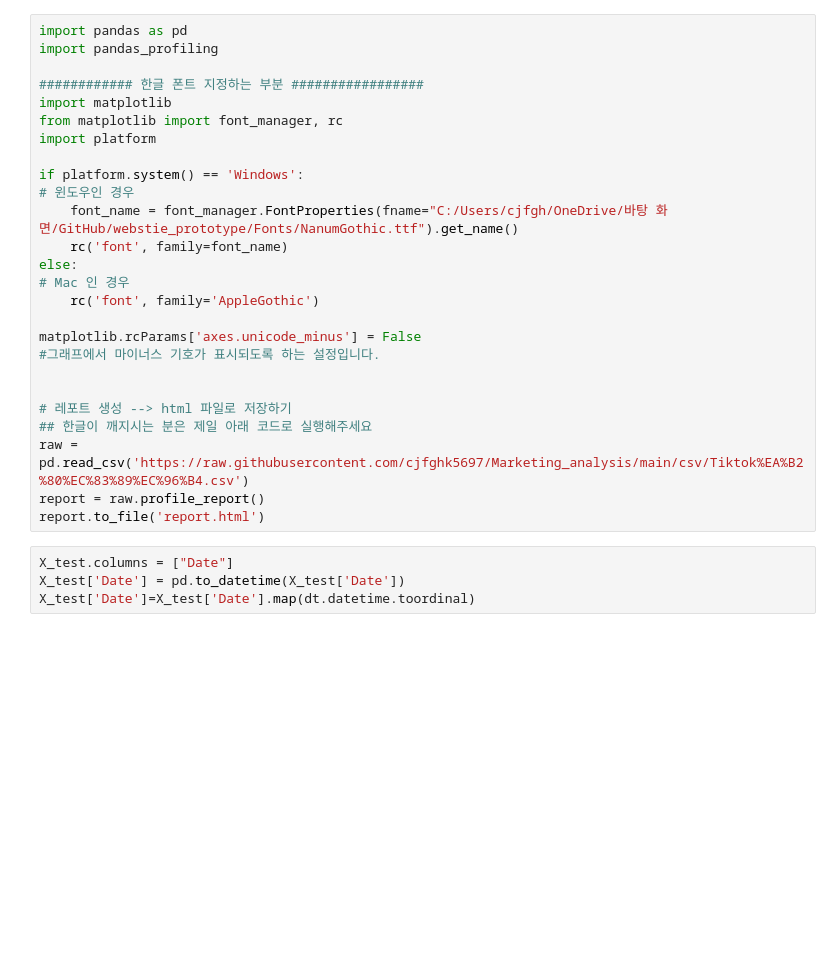
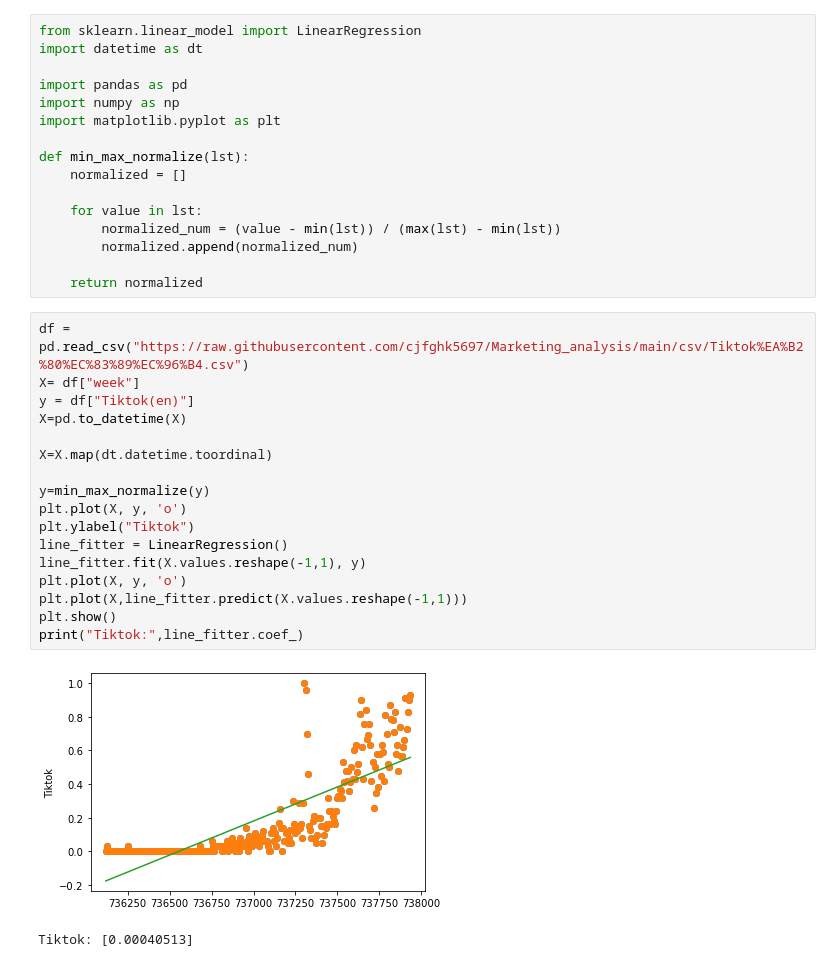
Before and after one commit to cjfghk5697/Marketing_analysis, a Jupyter notebook: scripts/marketing.ipynb, the cells around one changed output. Saved outputs shown, nothing was run; the diff lists cells and outputs as text; blank space fills up the shorter version.

Commit message:
image
그래프 결과 이미지

```diff
--- a/scripts/marketing.ipynb
+++ b/scripts/marketing.ipynb
@@ -1,30 +1,36 @@
-# %%
-import pandas as pd
-import pandas_profiling
-
-############ 한글 폰트 지정하는 부분 #################
-import matplotlib
-from matplotlib import font_manager, rc
-import platform
-
-if platform.system() == 'Windows':
-# 윈도우인 경우
-    font_name = font_manager.FontProperties(fname="C:/Users/cjfgh/OneDrive/바탕 화면/GitHub/webstie_prototype/Fonts/NanumGothic.ttf").get_name()
-    rc('font', family=font_name)
-else:
-# Mac 인 경우
-    rc('font', family='AppleGothic')
-
-matplotlib.rcParams['axes.unicode_minus'] = False
-#그래프에서 마이너스 기호가 표시되도록 하는 설정입니다.
-
-
-# 레포트 생성 --> html 파일로 저장하기
-## 한글이 깨지시는 분은 제일 아래 코드로 실행해주세요
-raw = pd.read_csv('https://raw.githubusercontent.com/cjfghk5697/Marketing_analysis/main/csv/Tiktok%EA%B2%80%EC%83%89%EC%96%B4.csv')
-report = raw.profile_report()
-report.to_file('report.html')
-# %%
-X_test.columns = ["Date"]
-X_test['Date'] = pd.to_datetime(X_test['Date'])
-X_test['Date']=X_test['Date'].map(dt.datetime.toordinal)
+# %%
+from sklearn.linear_model import LinearRegression
+import datetime as dt
+
+import pandas as pd
+import numpy as np
+import matplotlib.pyplot as plt
+
+def min_max_normalize(lst):
+    normalized = []
+
+    for value in lst:
+        normalized_num = (value - min(lst)) / (max(lst) - min(lst))
+        normalized.append(normalized_num)
+
+    return normalized
+# %%
+df = pd.read_csv("https://raw.githubusercontent.com/cjfghk5697/Marketing_analysis/main/csv/Tiktok%EA%B2%80%EC%83%89%EC%96%B4.csv")
+X= df["week"]
+y = df["Tiktok(en)"]
+X=pd.to_datetime(X)
+
+X=X.map(dt.datetime.toordinal)
+
+y=min_max_normalize(y)
+plt.plot(X, y, 'o')
+plt.ylabel("Tiktok")
+line_fitter = LinearRegression()
+line_fitter.fit(X.values.reshape(-1,1), y)
+plt.plot(X, y, 'o')
+plt.plot(X,line_fitter.predict(X.values.reshape(-1,1)))
+plt.show()
+print("Tiktok:",line_fitter.coef_)
+# %% [output]
+[figure, added]
+Tiktok: [0.00040513]
```
Also changed, not shown: parts of 1 cell of this notebook, 2 other files.
